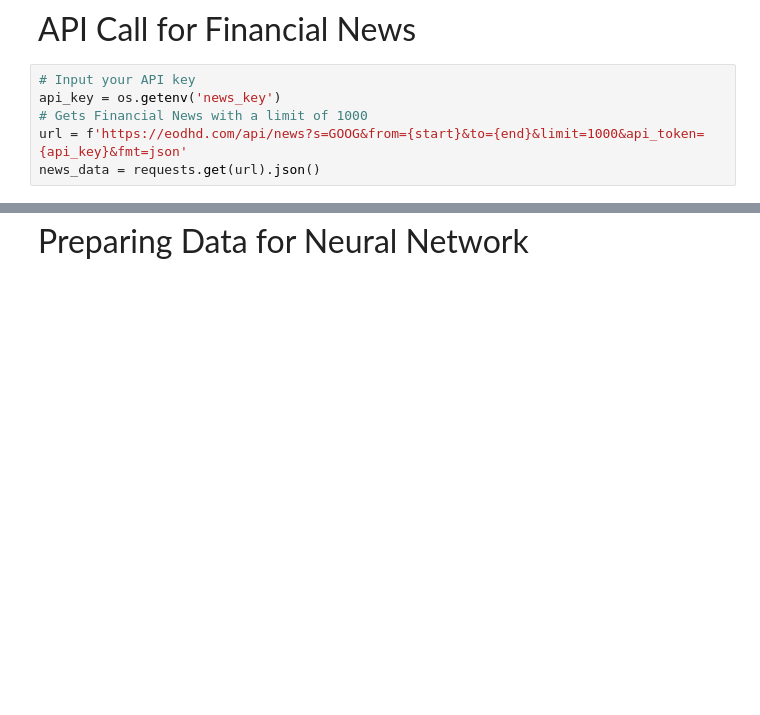
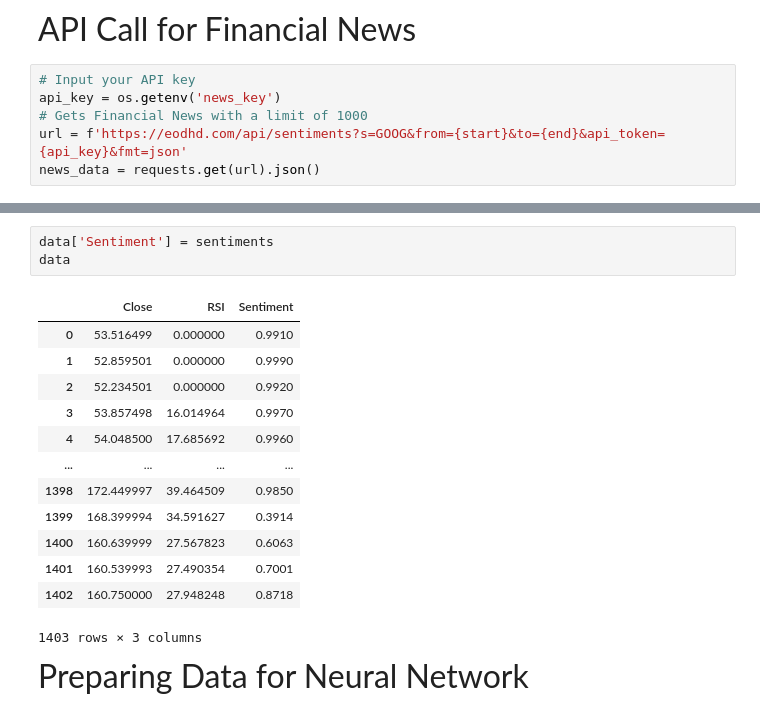
Before and after one commit to Aryan-Akhilesh/stock-price-predictor, a Jupyter notebook: main.ipynb, the cells around one changed output, grey strips where cells are left out. Cells and saved outputs as stored; diff of their text form; blank space fills up the shorter version.

```diff
--- a/main.ipynb
+++ b/main.ipynb
@@ -124,5 +133,5 @@ plt.show()
 # Input your API key
 api_key = os.getenv('news_key')
 # Gets Financial News with a limit of 1000
-url = f'https://eodhd.com/api/news?s=GOOG&from={start}&to={end}&limit=1000&api_token={api_key}&fmt=json'
+url = f'https://eodhd.com/api/sentiments?s=GOOG&from={start}&to={end}&api_token={api_key}&fmt=json'
 news_data = requests.get(url).json()
@@ -164,3 +145,20 @@ data
+# %%
+data['Sentiment'] = sentiments
+data
+# %% [output]
+|  | Close | RSI | Sentiment |
+| 0 | 53.516499 | 0.000000 | 0.9910 |
+| 1 | 52.859501 | 0.000000 | 0.9990 |
+| 2 | 52.234501 | 0.000000 | 0.9920 |
+| 3 | 53.857498 | 16.014964 | 0.9970 |
+| 4 | 54.048500 | 17.685692 | 0.9960 |
+| ... | ... | ... | ... |
+| 1398 | 172.449997 | 39.464509 | 0.9850 |
+| 1399 | 168.399994 | 34.591627 | 0.3914 |
+| 1400 | 160.639999 | 27.567823 | 0.6063 |
+| 1401 | 160.539993 | 27.490354 | 0.7001 |
+| 1402 | 160.750000 | 27.948248 | 0.8718 |
+1403 rows × 3 columns
 # %% [markdown]
 <font size=6>Preparing Data for Neural Network</font>
 # %%
```
Also changed, not shown: parts of 12 cells of this notebook.
